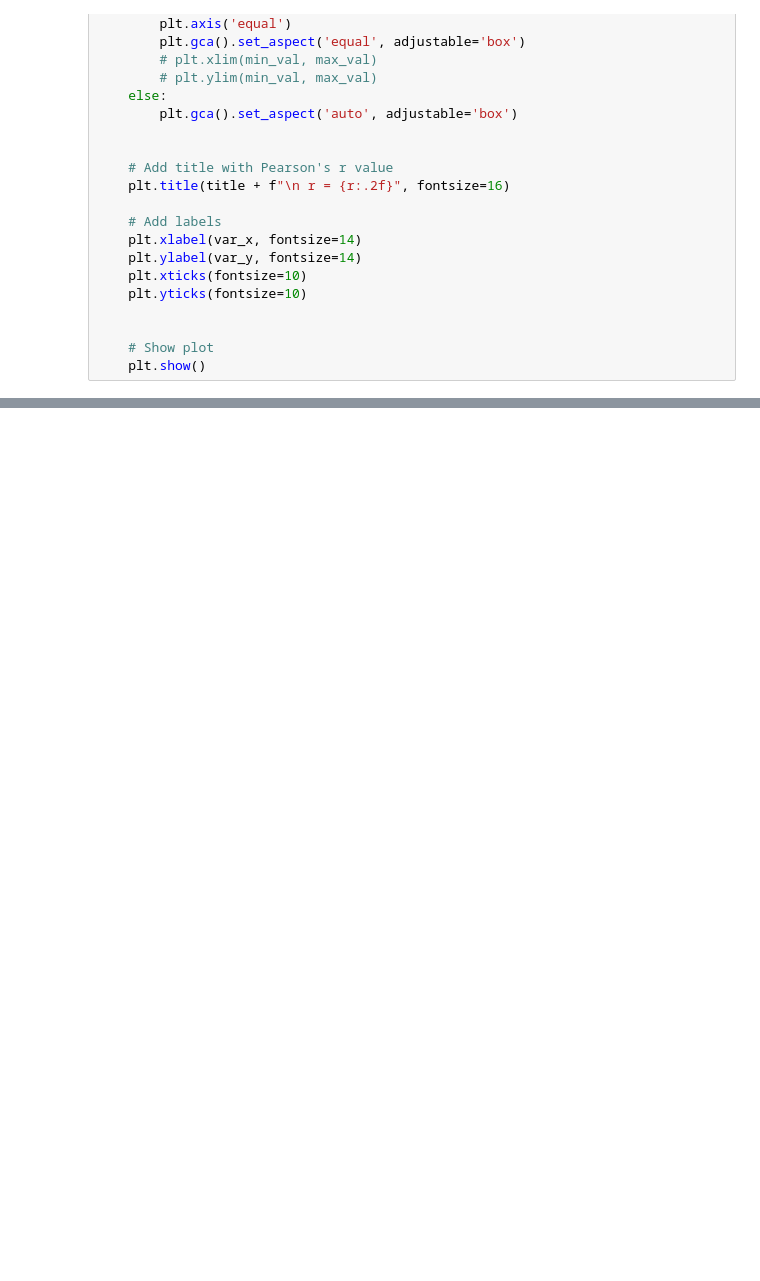
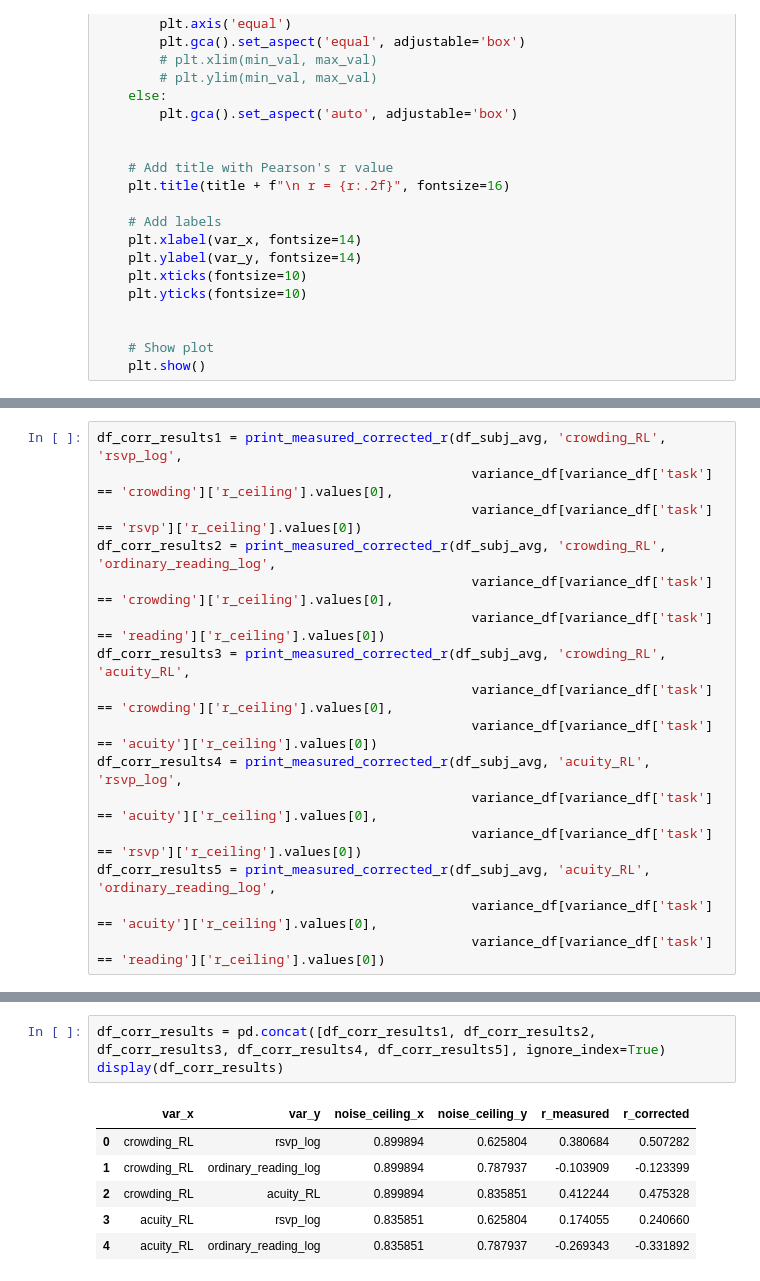
Before and after one commit to fh986/crowding-individual-difference, a Jupyter notebook: corr_analysis.ipynb, the cells around one changed output, grey strips where cells are left out. Cells and saved outputs as stored; diff of their text form; blank space fills up the shorter version.

Commit message:
added noise correction

```diff
--- a/corr_analysis.ipynb
+++ b/corr_analysis.ipynb
@@ -718,0 +781,16 @@ Min and max values: min_x: -0.7555999552499999, max_x: -0.17970639700000002, min
+# %%
+df_corr_results1 = print_measured_corrected_r(df_subj_avg, 'crowding_RL', 'rsvp_log',
+                                                variance_df[variance_df['task'] == 'crowding']['r_ceiling'].values[0],
+                                                variance_df[variance_df['task'] == 'rsvp']['r_ceiling'].values[0])
+df_corr_results2 = print_measured_corrected_r(df_subj_avg, 'crowding_RL', 'ordinary_reading_log',
+                                                variance_df[variance_df['task'] == 'crowding']['r_ceiling'].values[0],
+                                                variance_df[variance_df['task'] == 'reading']['r_ceiling'].values[0])
+df_corr_results3 = print_measured_corrected_r(df_subj_avg, 'crowding_RL', 'acuity_RL',
+                                                variance_df[variance_df['task'] == 'crowding']['r_ceiling'].values[0],
+                                                variance_df[variance_df['task'] == 'acuity']['r_ceiling'].values[0])
+df_corr_results4 = print_measured_corrected_r(df_subj_avg, 'acuity_RL', 'rsvp_log',
+                                                variance_df[variance_df['task'] == 'acuity']['r_ceiling'].values[0],
+                                                variance_df[variance_df['task'] == 'rsvp']['r_ceiling'].values[0])
+df_corr_results5 = print_measured_corrected_r(df_subj_avg, 'acuity_RL', 'ordinary_reading_log',
+                                                variance_df[variance_df['task'] == 'acuity']['r_ceiling'].values[0],
+                                                variance_df[variance_df['task'] == 'reading']['r_ceiling'].values[0])
@@ -718,0 +808,10 @@ Min and max values: min_x: -0.7555999552499999, max_x: -0.17970639700000002, min
+# %%
+df_corr_results = pd.concat([df_corr_results1, df_corr_results2, df_corr_results3, df_corr_results4, df_corr_results5], ignore_index=True)
+display(df_corr_results)
+# %% [output]
+|  | var_x | var_y | noise_ceiling_x | noise_ceiling_y | r_measured | r_corrected |
+| 0 | crowding_RL | rsvp_log | 0.899894 | 0.625804 | 0.380684 | 0.507282 |
+| 1 | crowding_RL | ordinary_reading_log | 0.899894 | 0.787937 | -0.103909 | -0.123399 |
+| 2 | crowding_RL | acuity_RL | 0.899894 | 0.835851 | 0.412244 | 0.475328 |
+| 3 | acuity_RL | rsvp_log | 0.835851 | 0.625804 | 0.174055 | 0.240660 |
+| 4 | acuity_RL | ordinary_reading_log | 0.835851 | 0.787937 | -0.269343 | -0.331892 |
```
Also changed, not shown: parts of 29 cells of this notebook.
